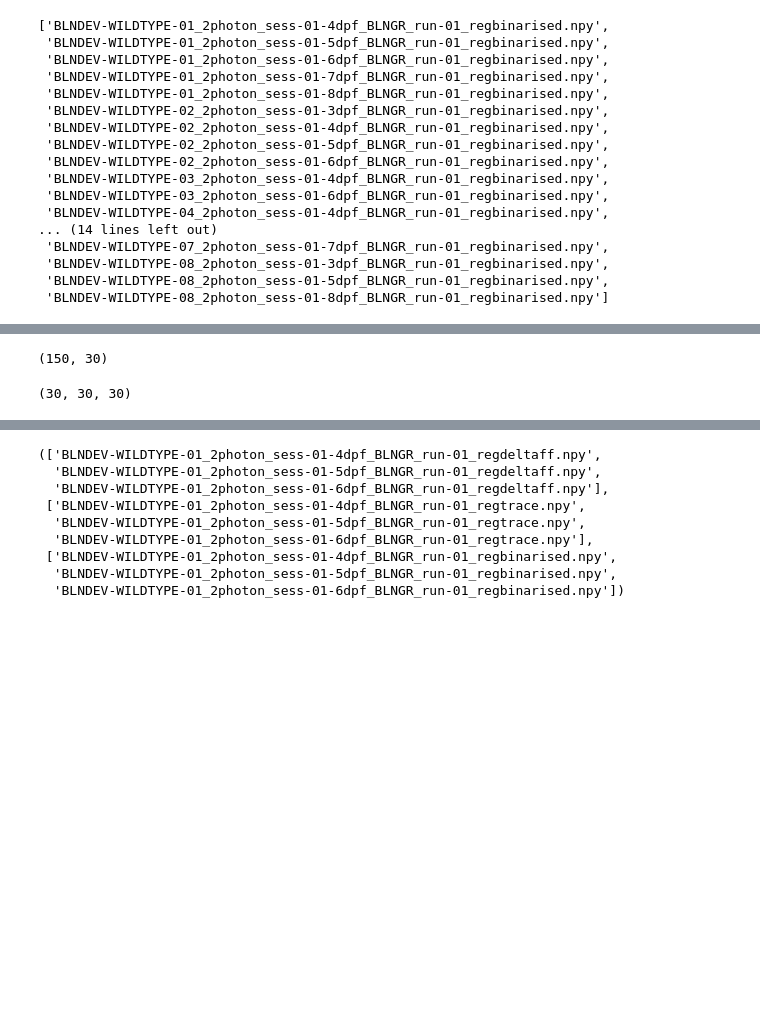
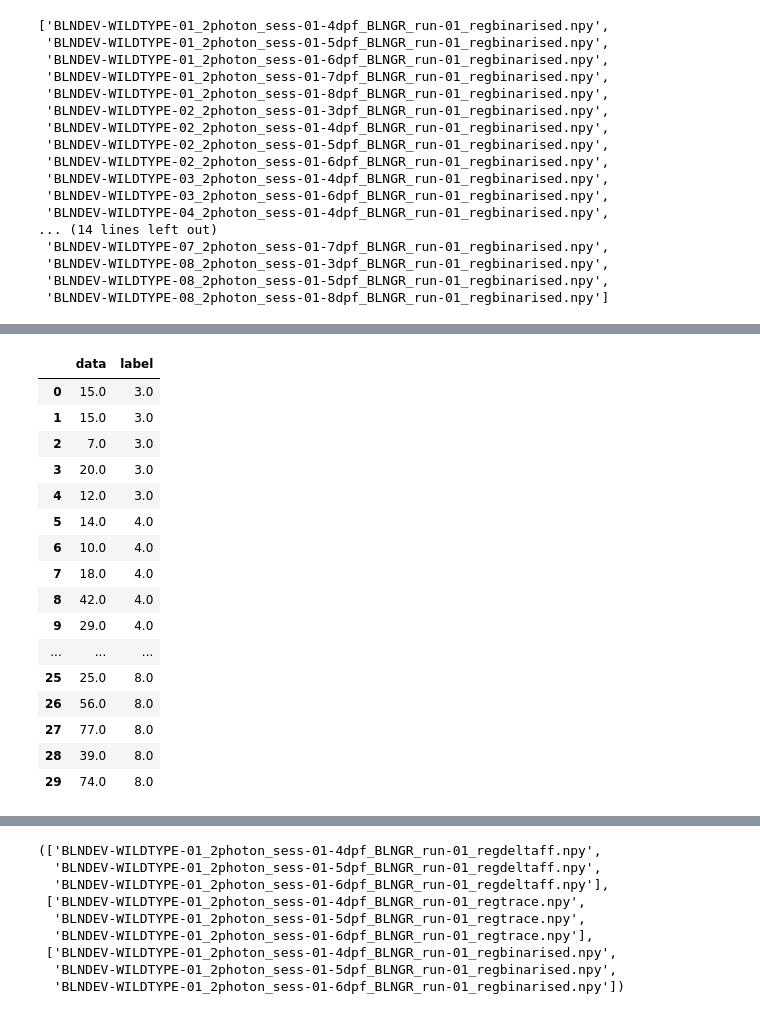
Before and after one commit to dmnburrows/multiscale_dev_dynamics, a Jupyter notebook: dev_dynamics.ipynb, the cells around one changed output, grey strips where cells are left out. Cells and saved outputs as stored; diff of their text form; code cells hidden in the pictures; blank space fills up the shorter version.

```diff
--- a/dev_dynamics.ipynb
+++ b/dev_dynamics.ipynb
@@ -65,10 +211,9 @@ from sklearn.cluster import AffinityPropagation
 import copy
 
 data_list = bind_l
-for e in range(len(data_list)):
-  for i in range(len(data_list[e])):
-    data = np.load(data_list[e][i])[:,1:-1].T
-    name = data_list[e][i]
+for i in range(len(data_list)):
+    data = np.load(data_list[i])[:,1:-1].T
+    name = data_list[i]
 
     #Empirical data
     all_clust, sub_clust = mfn.affprop(data) #cluster with affinity prop on empirical data
@@ -90,6 +235,6 @@ for e in range(len(data_list)):
     fin_clust = sub_clust[emp_sim > max(null_sim)] #Find the clusters that occur above chance
     p_state, m_dwell, v_dwell = mfn.state_stats(fin_clust, all_clust) #Calculate state transition statistics
     null_m_dwell = mfn.null_states(fin_clust, data) #Calculate the mean dwell time with random dynamics
-    np.save(Fdata +  name[:name.find('run')+6] + '_' +'metastates.npy', [n_states, p_state, m_dwell, null_m_dwell, v_dwell])
+    np.save(Fdata + 'BLNDEV-WILDTYPE/' + name[:name.find('run')+6] + '_' +'metastates.npy', [n_states, p_state, m_dwell, null_m_dwell, v_dwell])
 
-  print('Done' + str(e))
+    print('Done' + str(i))
@@ -121,18 +241,3 @@ for i in rdm:
 # %%
 #Load developmental data
-trace_l = adfn.return_files(Fdata, 'BLNDEV-WILDTYPE', '*dff*')
-coord_l = adfn.return_files(Fdata, 'BLNDEV-WILDTYPE', '*labcoor*')
-len(trace_l), len(coord_l)
+meta_l = adfn.return_files(Fdata, 'BLNDEV-WILDTYPE', '*meta*')
-# %% [output]
-(150, 30)
-# %%
-#All neurons
-trace_l = adfn.return_files(Fdata, 'BLNDEV-WILDTYPE', '*reg*tr*')
-dff_l = adfn.return_files(Fdata, 'BLNDEV-WILDTYPE', '*reg*delt*')
-bind_l = adfn.return_files(Fdata, 'BLNDEV-WILDTYPE', '*reg*bin*')
-dff_l = adfn.return_files(Fdata, 'BLNDEV-WILDTYPE', '*reg*delt*')
-bind_l = adfn.return_files(Fdata, 'BLNDEV-WILDTYPE', '*reg*bin*')
-
-len(trace_l), len(coord_l), len(dff_l)
-# %% [output]
-(30, 30, 30)
@@ -138,0 +253,20 @@ len(trace_l), len(coord_l), len(dff_l)
+# %%
+df
+# %% [output]
+|  | data | label |
+| 0 | 15.0 | 3.0 |
+| 1 | 15.0 | 3.0 |
+| 2 | 7.0 | 3.0 |
+| 3 | 20.0 | 3.0 |
+| 4 | 12.0 | 3.0 |
+| 5 | 14.0 | 4.0 |
+| 6 | 10.0 | 4.0 |
+| 7 | 18.0 | 4.0 |
+| 8 | 42.0 | 4.0 |
+| 9 | 29.0 | 4.0 |
+| ... | ... | ... |
+| 25 | 25.0 | 8.0 |
+| 26 | 56.0 | 8.0 |
+| 27 | 77.0 | 8.0 |
+| 28 | 39.0 | 8.0 |
+| 29 | 74.0 | 8.0 |
```
Also changed, not shown: parts of 25 cells of this notebook, 2 other files.
